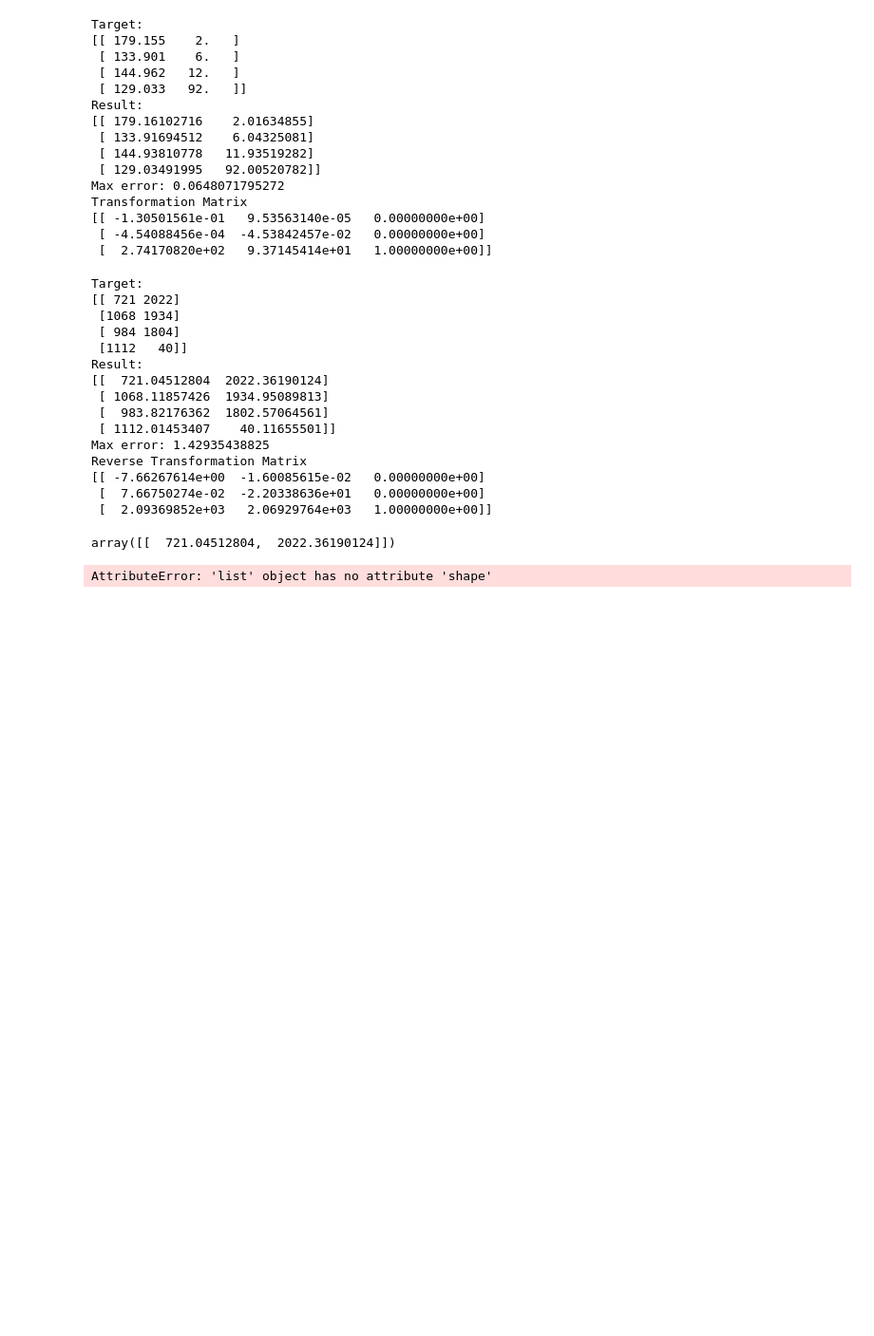
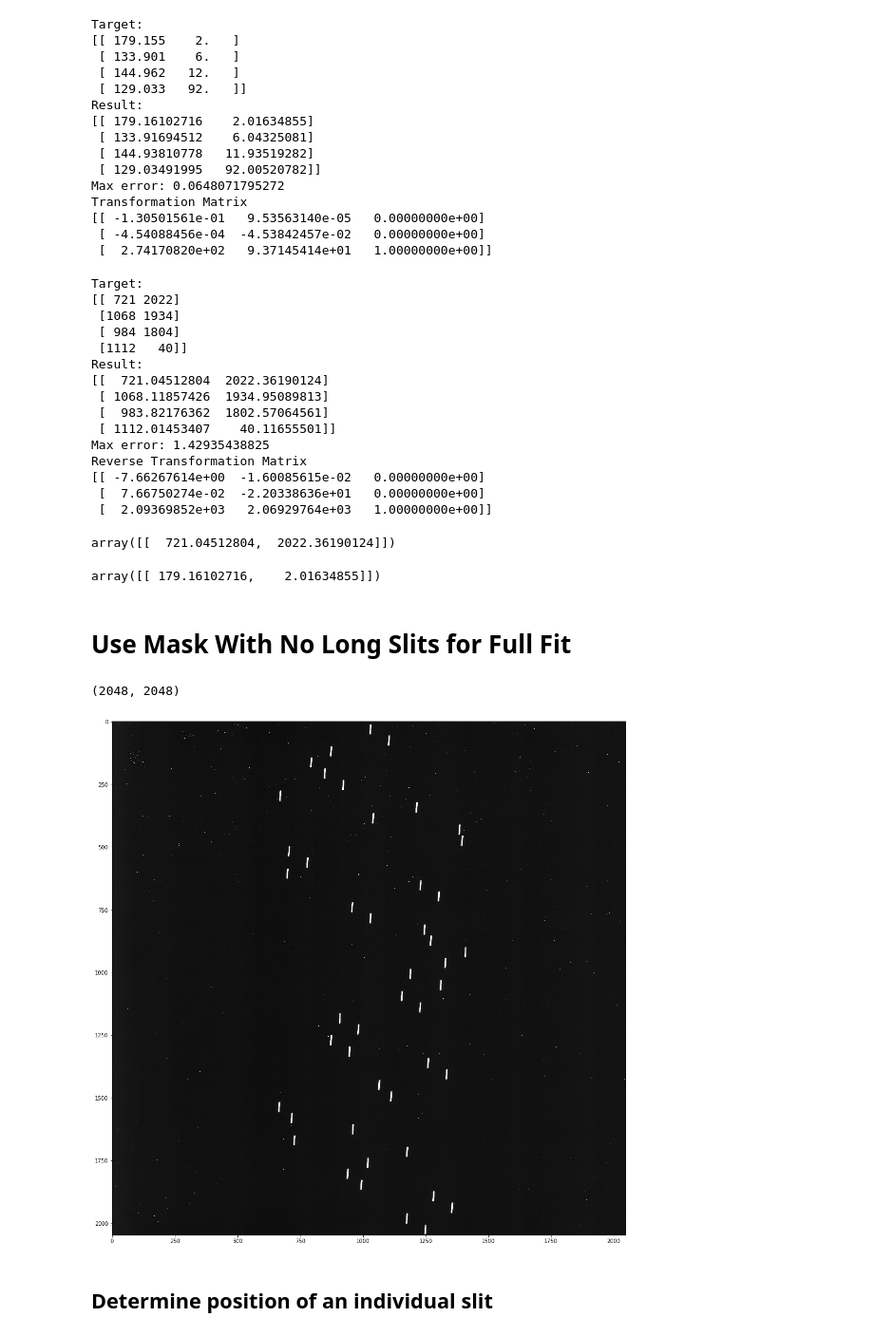
Before and after one commit to jdpelletier/ginga-plugins, a Jupyter notebook: plugins/notebooks/CSU Position Mapping.ipynb, the cells around one changed output. Shown: that part at 95% size. Cells and saved outputs as stored; diff of their text form; code cells hidden in the pictures; blank space fills up the shorter version.

Commit message:
Collect fit data from a mask

```diff
--- a/plugins/notebooks/CSU Position Mapping.ipynb
+++ b/plugins/notebooks/CSU Position Mapping.ipynb
@@ -84,6 +86,8 @@ reverse(np.array([[179.155, 2]]))
 # %% [output]
 array([[  721.04512804,  2022.36190124]])
 # %%
-transform([[721, 2022]])
+transform(np.array([[721, 2022]]))
 # %% [output]
-AttributeError: 'list' object has no attribute 'shape'
+array([[ 179.16102716,    2.01634855]])
+# %% [markdown]
+# Use Mask With No Long Slits for Full Fit
@@ -89,0 +103,12 @@ AttributeError: 'list' object has no attribute 'shape'
+# %%
+mask_image_file = '/Users/jwalawender/MOSFIRE_Test_Data/20170501/m170502_0092.fits'
+hdul = fits.open(mask_image_file, 'readonly')
+hdul[0].data.shape
+# %% [output]
+(2048, 2048)
+# %%
+plt.figure(figsize=(18,18))
+plt.imshow(hdul[0].data, vmin=-200, vmax=2000)
+plt.show()
+# %% [output]
+[figure, added]
@@ -89,0 +162,2 @@ AttributeError: 'list' object has no attribute 'shape'
+# %% [markdown]
+## Determine position of an individual slit
```
Also changed, not shown: parts of 9 cells of this notebook.
